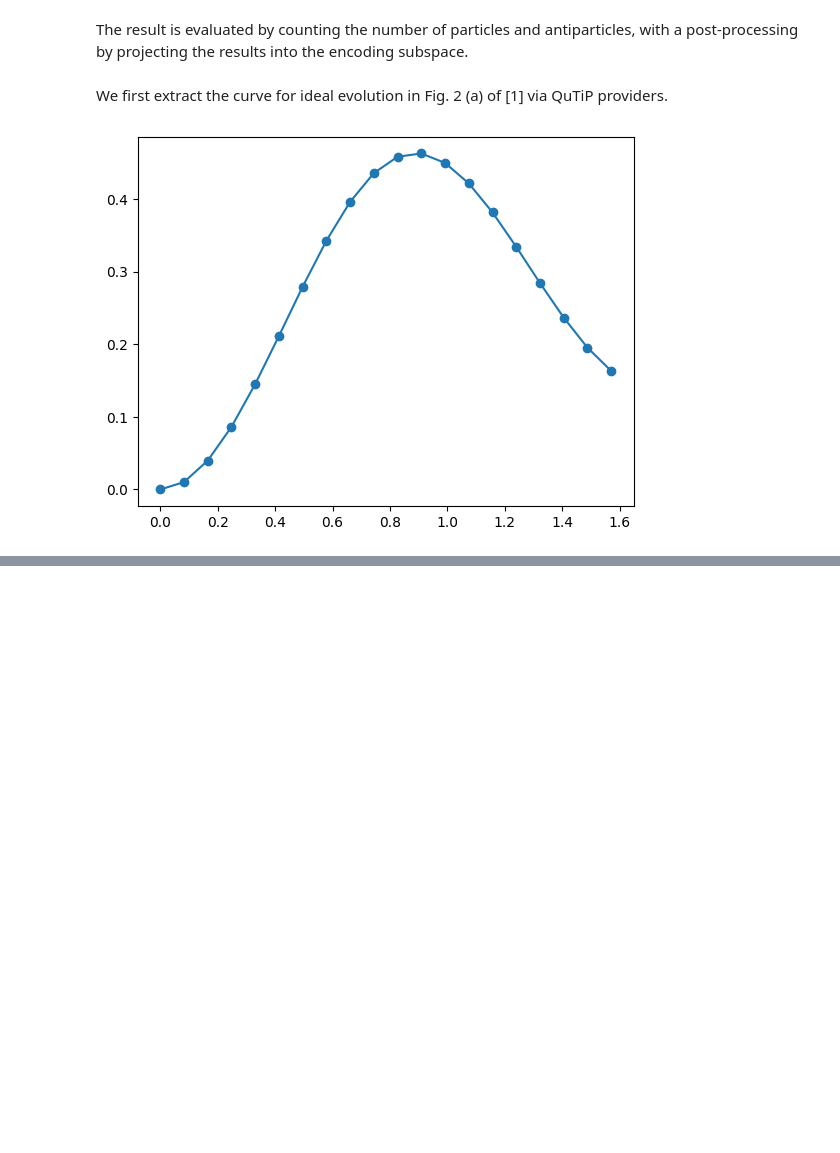
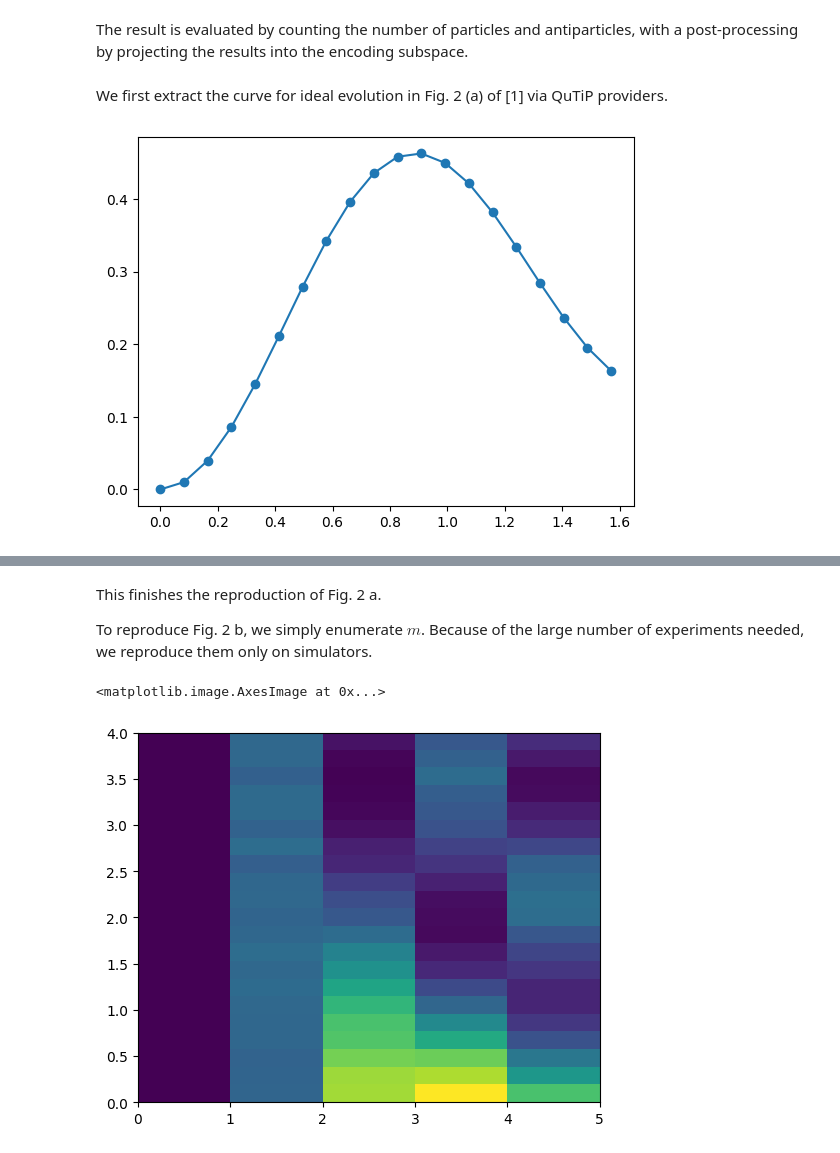
Before and after one commit to PicksPeng/SimuQ, a Jupyter notebook: notebooks/tutorials/3-schwinger.ipynb, the cells around one changed output, grey strips where cells are left out. Cells and saved outputs as stored; diff of their text form; code cells hidden in the pictures; blank space fills up the shorter version.

```diff
--- a/notebooks/tutorials/3-schwinger.ipynb
+++ b/notebooks/tutorials/3-schwinger.ipynb
@@ -137,0 +195,23 @@ Now we send it to the IonQ Aria-2 to execute. It may take a while to queue, so w
+# %% [markdown]
+This finishes the reproduction of Fig. 2 a.
+
+To reproduce Fig. 2 b, we simply enumerate $m$. Because of the large number of experiments needed, we reproduce them only on simulators.
+# %%
+state_prep = BraketIonQCircuit(N).gpi(1, 0).gpi(3, 0)
+
+num_step, num_m = 4, 20
+timestep = np.linspace(0, np.pi / 2, num_step + 1)
+mstep = np.linspace(0, 4, num_m + 1)
+hist = np.zeros((num_m + 1, num_step + 1))
+for stm, m in enumerate(mstep):
+    hist[num_m - stm, 0] = 0
+    for step, t in enumerate(timestep[1:]):
+        walk = schwinger(N, t, m)
+        bp.compile(walk, provider="ionq", device="Aria-2", aais="heisenberg", trotter_num=step + 1, state_prep=state_prep, verbose = -1)
+        bp.run(shots=1000, on_simulator=True, verbose=-1)
+        hist[num_m - stm, step + 1] = calc_density(bp.results())
+
+plt.imshow(hist, extent=[0, 5, 0, 4])
+# %% [output]
+<matplotlib.image.AxesImage at 0x...>
+[figure, added]
```
Also changed, not shown: parts of 25 cells of this notebook, 5 other files.
